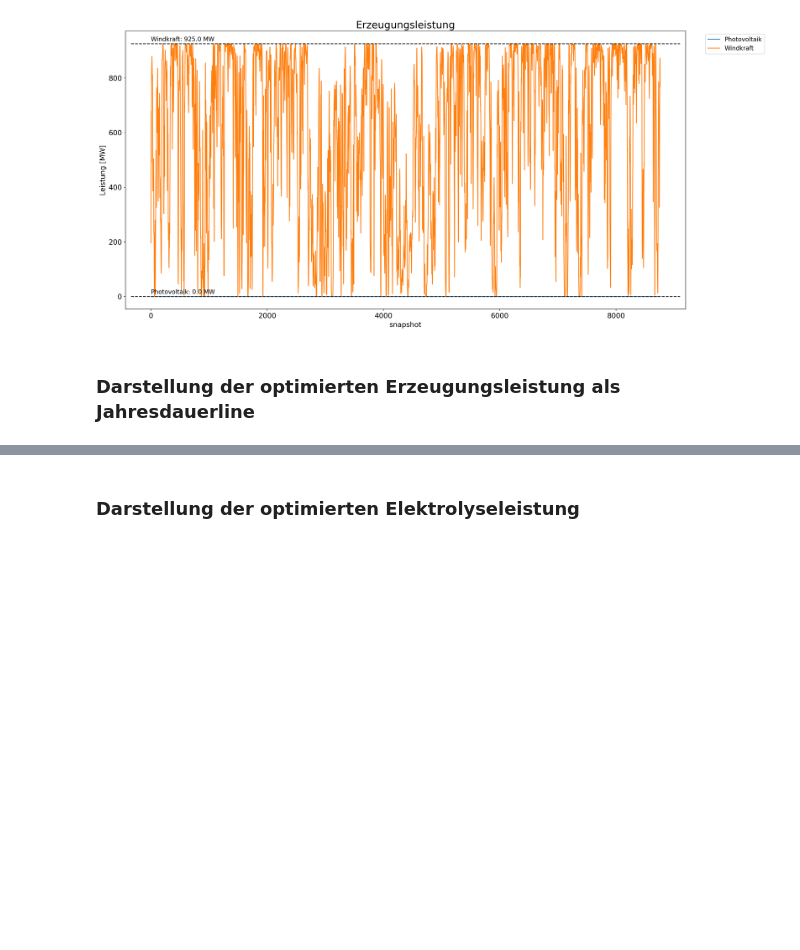
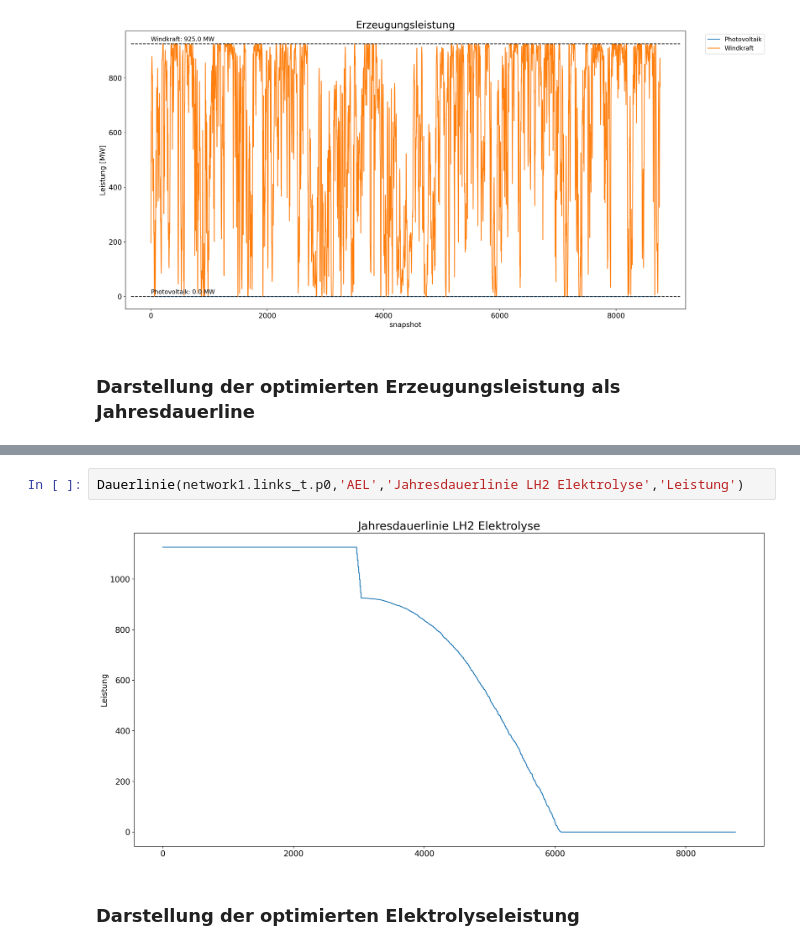
Before and after one commit to cgipser/DWE, a Jupyter notebook: Projektarbeit_CG.ipynb, the cells around one changed output, grey strips where cells are left out. Drawn from its saved outputs; the diff is of its cells as text; blank space fills up the shorter version.

```diff
--- a/Projektarbeit_CG.ipynb
+++ b/Projektarbeit_CG.ipynb
@@ -1169,3 +1163,7 @@ plt.show()
+# %%
+Dauerlinie(network1.links_t.p0,'AEL','Jahresdauerlinie LH2 Elektrolyse','Leistung')
+# %% [output]
+[figure, added]
 # %% [markdown]
 ### Darstellung der optimierten Elektrolyseleistung
 # %%
```
Also changed, not shown: parts of 25 cells of this notebook.
